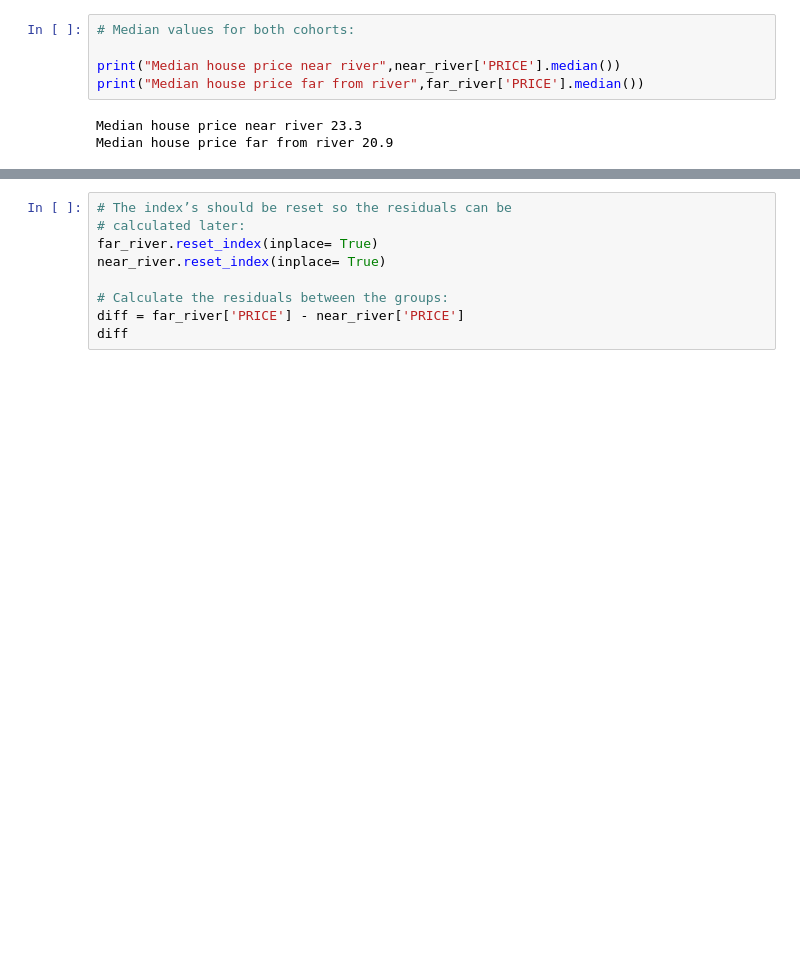
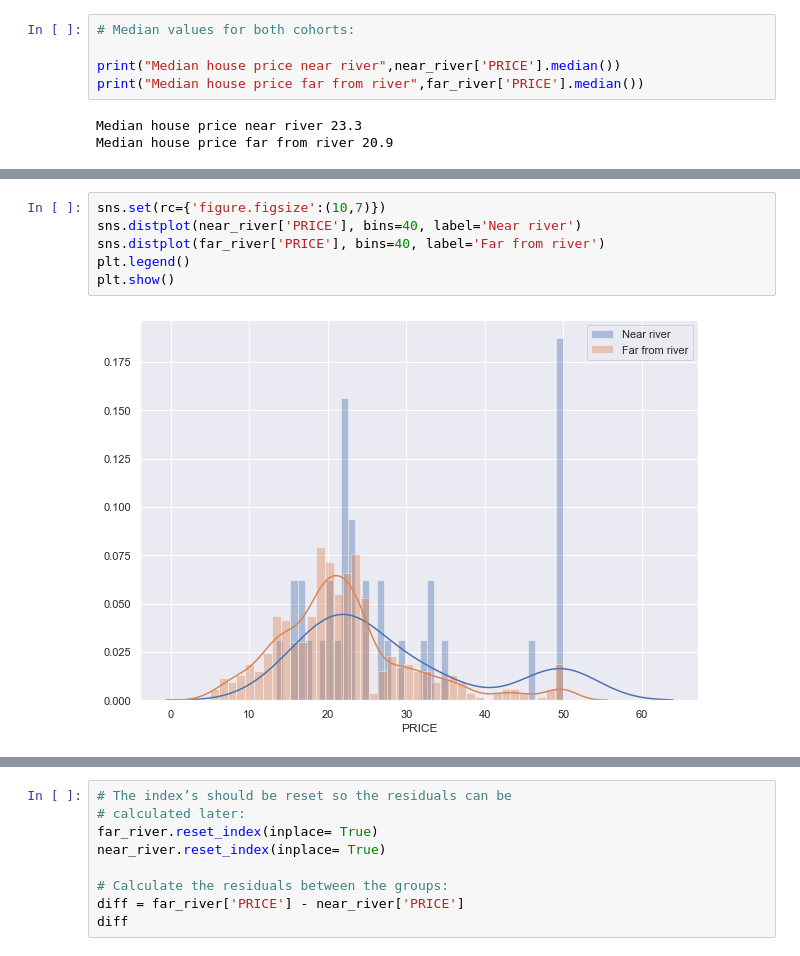
Before and after one commit to Datagatherer2357/Machine-Learning-and-Statistics-2019-Assessment, a Jupyter notebook: Machine-Learning-and-Statistics-2019-Assessment.ipynb, the cells around one changed output, grey strips where cells are left out. Cells and saved outputs as stored; diff of their text form; blank space fills up the shorter version.

```diff
--- a/Machine-Learning-and-Statistics-2019-Assessment.ipynb
+++ b/Machine-Learning-and-Statistics-2019-Assessment.ipynb
@@ -733,0 +737,8 @@ DescribeResult(nobs=35, minmax=(13.4, 50.0), mean=28.439999999999998, variance=1
+# %%
+sns.set(rc={'figure.figsize':(10,7)})
+sns.distplot(near_river['PRICE'], bins=40, label='Near river')
+sns.distplot(far_river['PRICE'], bins=40, label='Far from river')
+plt.legend()
+plt.show()
+# %% [output]
+[figure, added]
```
Also changed, not shown: parts of 39 cells of this notebook.
